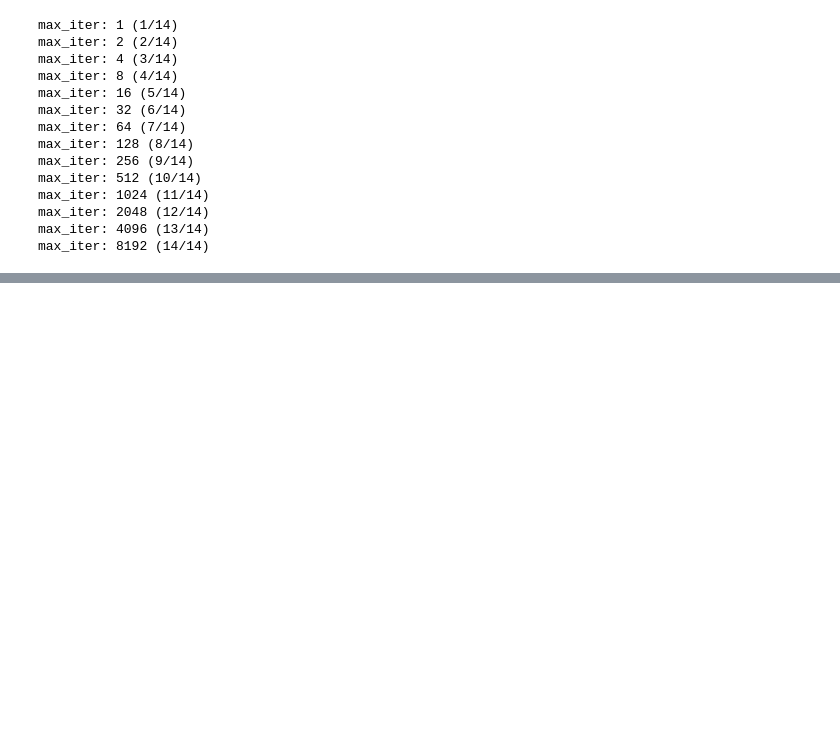
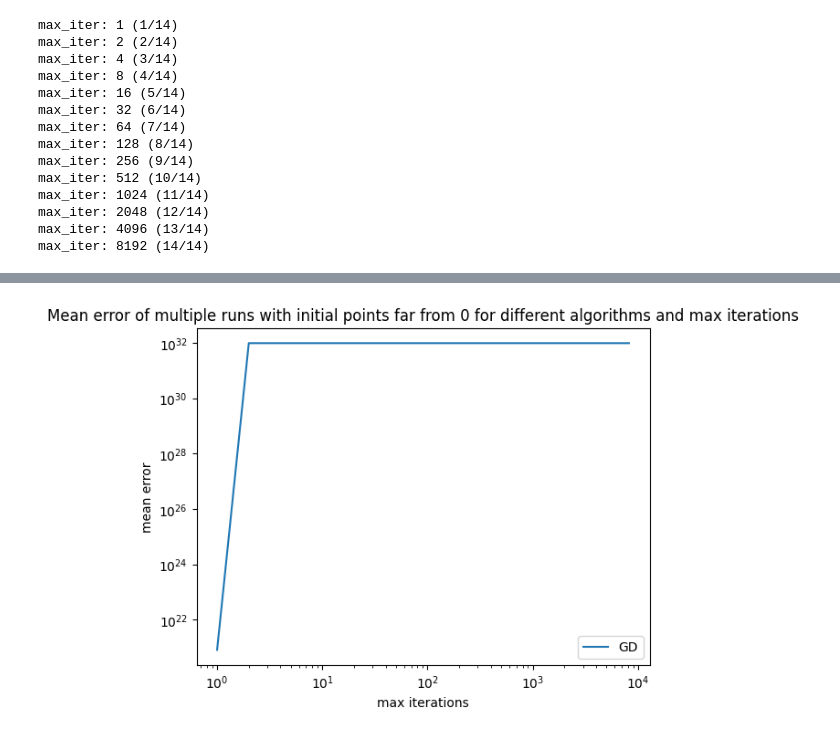
Before and after one commit to Perlik476/MNUMAD-optimizers, a Jupyter notebook: project/test_simple_function.ipynb, the cells around one changed output, grey strips where cells are left out. Saved outputs shown, nothing was run; the diff lists cells and outputs as text; code cells hidden in the pictures; blank space fills up the shorter version.

```diff
--- a/project/test_simple_function.ipynb
+++ b/project/test_simple_function.ipynb
@@ -381,0 +444,25 @@ plt.show()
+# %%
+# errors_mean_lm_const = np.mean(errors_levenberg_marquardt_const_param, axis=1)
+# errors_mean_lm_const = remove_nans_infs_and_zeros(errors_mean_lm_const)
+
+# errors_mean_lm_mod = np.mean(errors_levenberg_marquardt_modifying_param, axis=1)
+# errors_mean_lm_mod = remove_nans_infs_and_zeros(errors_mean_lm_mod)
+
+# errors_gn_mean = np.mean(errors_gauss_newton, axis=1)
+# errors_gn_mean = remove_nans_infs_and_zeros(errors_gn_mean)
+
+errors_gd_mean = np.mean(errors_gradient_descent, axis=1)
+errors_gd_mean = remove_nans_infs_and_zeros(errors_gd_mean)
+# %%
+# plt.loglog(max_iters, errors_mean_lm_const, label="L-M (const)")
+# plt.loglog(max_iters, errors_mean_lm_mod, label="L-M (changing)")
+# plt.loglog(max_iters, errors_gn_mean, label="G-N")
+plt.loglog(max_iters, errors_gd_mean, label="GD")
+
+plt.legend()
+plt.xlabel("max iterations")
+plt.ylabel("mean error")
+plt.title("Mean error of multiple runs with initial points far from 0 for different algorithms and max iterations")
+plt.show()
+# %% [output]
+[figure, added]
```
Also changed, not shown: parts of 22 cells of this notebook, 1 other file.
